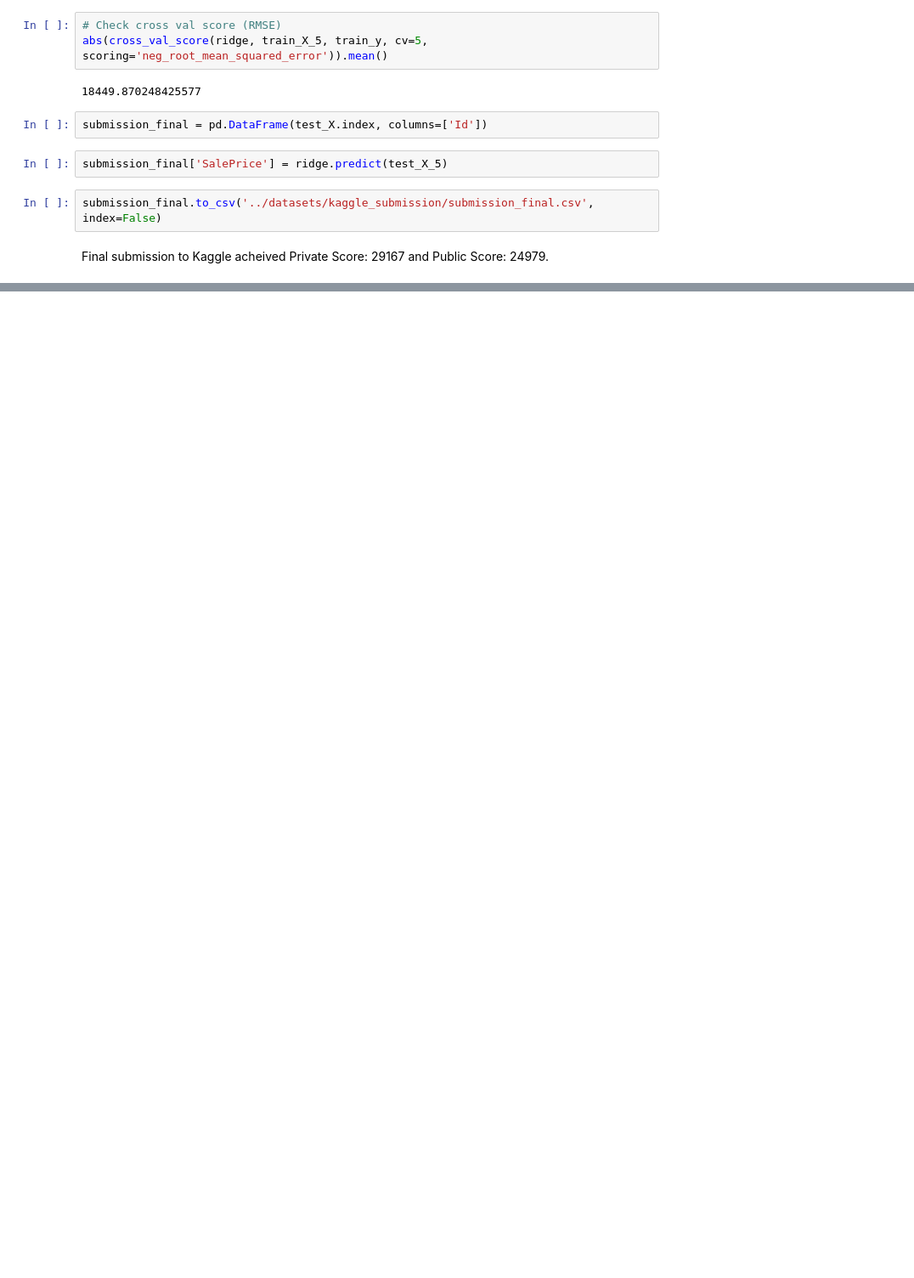
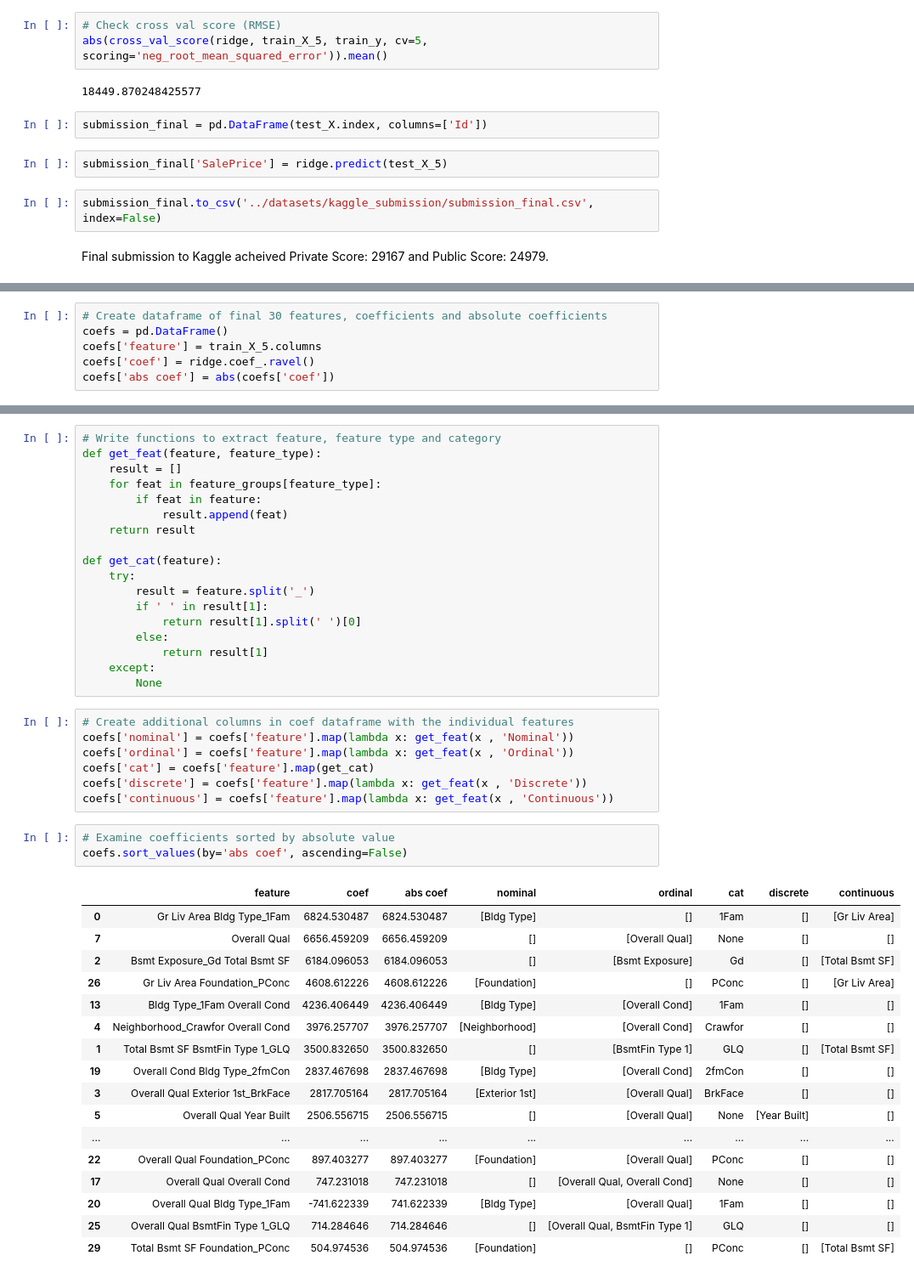
Before and after one commit to zjwee/general-assembly-projects, a Jupyter notebook: project_2/code/03_Model_Tuning_Production.ipynb, the cells around one changed output, grey strips where cells are left out. Shown: that part at 85% size. Cells and saved outputs as stored; diff of their text form; blank space fills up the shorter version.

```diff
--- a/project_2/code/03_Model_Tuning.ipynb
+++ b/project_2/code/03_Model_Tuning_Production.ipynb
@@ -705,0 +719,6 @@ Final submission to Kaggle acheived Private Score: 29167 and Public Score: 24979
+# %%
+# Create dataframe of final 30 features, coefficients and absolute coefficients
+coefs = pd.DataFrame()
+coefs['feature'] = train_X_5.columns
+coefs['coef'] = ridge.coef_.ravel()
+coefs['abs coef'] = abs(coefs['coef'])
@@ -705,0 +769,46 @@ Final submission to Kaggle acheived Private Score: 29167 and Public Score: 24979
+# %%
+# Write functions to extract feature, feature type and category
+def get_feat(feature, feature_type):
+    result = []
+    for feat in feature_groups[feature_type]:
+        if feat in feature:
+            result.append(feat)
+    return result
+
+def get_cat(feature):
+    try:
+        result = feature.split('_')
+        if ' ' in result[1]:
+            return result[1].split(' ')[0]
+        else:
+            return result[1]
+    except:
+        None
+# %%
+# Create additional columns in coef dataframe with the individual features
+coefs['nominal'] = coefs['feature'].map(lambda x: get_feat(x , 'Nominal'))
+coefs['ordinal'] = coefs['feature'].map(lambda x: get_feat(x , 'Ordinal'))
+coefs['cat'] = coefs['feature'].map(get_cat)
+coefs['discrete'] = coefs['feature'].map(lambda x: get_feat(x , 'Discrete'))
+coefs['continuous'] = coefs['feature'].map(lambda x: get_feat(x , 'Continuous'))
+# %%
+# Examine coefficients sorted by absolute value
+coefs.sort_values(by='abs coef', ascending=False)
+# %% [output]
+|  | feature | coef | abs coef | nominal | ordinal | cat | discrete | continuous |
+| 0 | Gr Liv Area Bldg Type_1Fam | 6824.530487 | 6824.530487 | [Bldg Type] | [] | 1Fam | [] | [Gr Liv Area] |
+| 7 | Overall Qual | 6656.459209 | 6656.459209 | [] | [Overall Qual] | None | [] | [] |
+| 2 | Bsmt Exposure_Gd Total Bsmt SF | 6184.096053 | 6184.096053 | [] | [Bsmt Exposure] | Gd | [] | [Total Bsmt SF] |
+| 26 | Gr Liv Area Foundation_PConc | 4608.612226 | 4608.612226 | [Foundation] | [] | PConc | [] | [Gr Liv Area] |
+| 13 | Bldg Type_1Fam Overall Cond | 4236.406449 | 4236.406449 | [Bldg Type] | [Overall Cond] | 1Fam | [] | [] |
+| 4 | Neighborhood_Crawfor Overall Cond | 3976.257707 | 3976.257707 | [Neighborhood] | [Overall Cond] | Crawfor | [] | [] |
+| 1 | Total Bsmt SF BsmtFin Type 1_GLQ | 3500.832650 | 3500.832650 | [] | [BsmtFin Type 1] | GLQ | [] | [Total Bsmt SF] |
+| 19 | Overall Cond Bldg Type_2fmCon | 2837.467698 | 2837.467698 | [Bldg Type] | [Overall Cond] | 2fmCon | [] | [] |
+| 3 | Overall Qual Exterior 1st_BrkFace | 2817.705164 | 2817.705164 | [Exterior 1st] | [Overall Qual] | BrkFace | [] | [] |
+| 5 | Overall Qual Year Built | 2506.556715 | 2506.556715 | [] | [Overall Qual] | None | [Year Built] | [] |
+| ... | ... | ... | ... | ... | ... | ... | ... | ... |
+| 22 | Overall Qual Foundation_PConc | 897.403277 | 897.403277 | [Foundation] | [Overall Qual] | PConc | [] | [] |
+| 17 | Overall Qual Overall Cond | 747.231018 | 747.231018 | [] | [Overall Qual, Overall Cond] | None | [] | [] |
+| 20 | Overall Qual Bldg Type_1Fam | -741.622339 | 741.622339 | [Bldg Type] | [Overall Qual] | 1Fam | [] | [] |
+| 25 | Overall Qual BsmtFin Type 1_GLQ | 714.284646 | 714.284646 | [] | [Overall Qual, BsmtFin Type 1] | GLQ | [] | [] |
+| 29 | Total Bsmt SF Foundation_PConc | 504.974536 | 504.974536 | [Foundation] | [] | PConc | [] | [Total Bsmt SF] |
```
Also changed, not shown: parts of 10 cells of this notebook, 5 other files.
